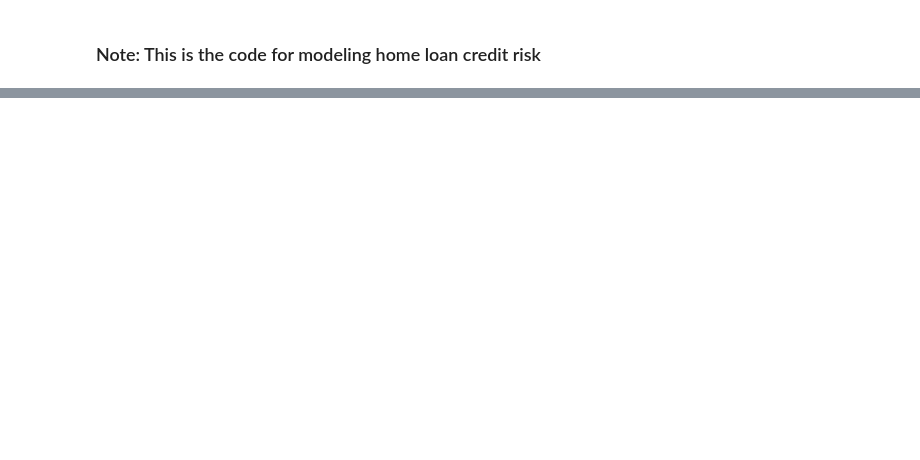
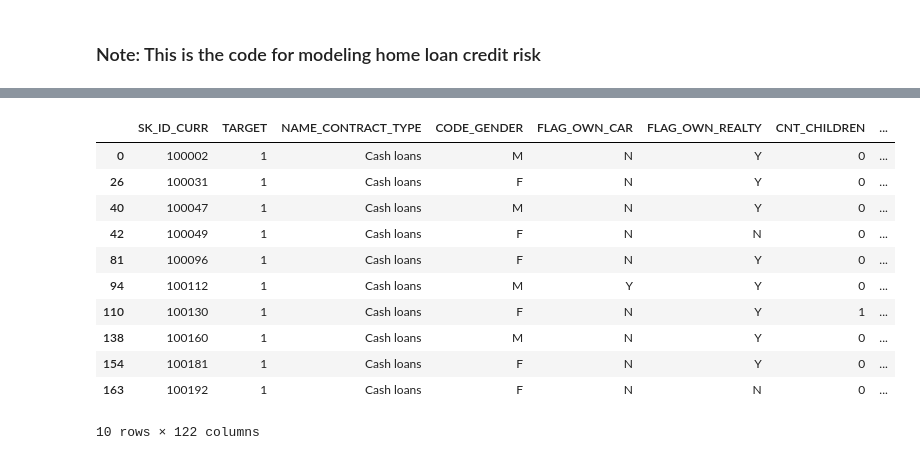
Before and after one commit to flyingpinkpig/LR_Competition, a Jupyter notebook: Credit_Risk.ipynb, the cells around one changed output, grey strips where cells are left out. Cells and saved outputs as stored; diff of their text form; code cells hidden in the pictures; blank space fills up the shorter version.

```diff
--- a/Credit_Risk.ipynb
+++ b/Credit_Risk.ipynb
@@ -24,0 +47,15 @@ df.SK_ID_CURR[a[0]-1]
+# %%
+df[df.TARGET == 1].head(10)
+# %% [output]
+|  | SK_ID_CURR | TARGET | NAME_CONTRACT_TYPE | CODE_GENDER | FLAG_OWN_CAR | FLAG_OWN_REALTY | CNT_CHILDREN | ... |
+| 0 | 100002 | 1 | Cash loans | M | N | Y | 0 | ... |
+| 26 | 100031 | 1 | Cash loans | F | N | Y | 0 | ... |
+| 40 | 100047 | 1 | Cash loans | M | N | Y | 0 | ... |
+| 42 | 100049 | 1 | Cash loans | F | N | N | 0 | ... |
+| 81 | 100096 | 1 | Cash loans | F | N | Y | 0 | ... |
+| 94 | 100112 | 1 | Cash loans | M | Y | Y | 0 | ... |
+| 110 | 100130 | 1 | Cash loans | F | N | Y | 1 | ... |
+| 138 | 100160 | 1 | Cash loans | M | N | Y | 0 | ... |
+| 154 | 100181 | 1 | Cash loans | F | N | Y | 0 | ... |
+| 163 | 100192 | 1 | Cash loans | F | N | N | 0 | ... |
+10 rows × 122 columns
```
Also changed, not shown: parts of 22 cells of this notebook, 1 other file.
